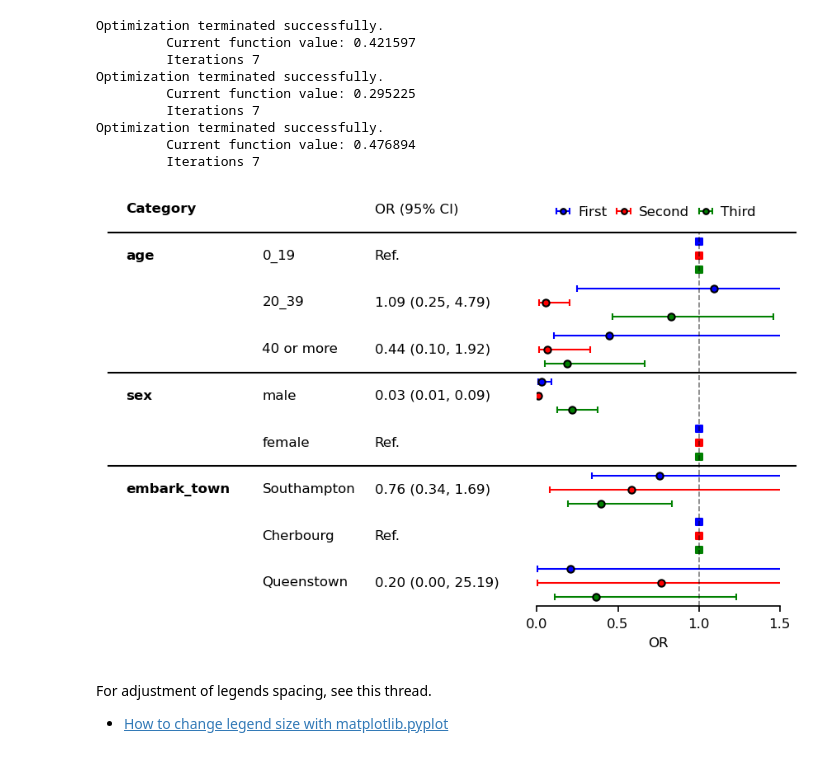
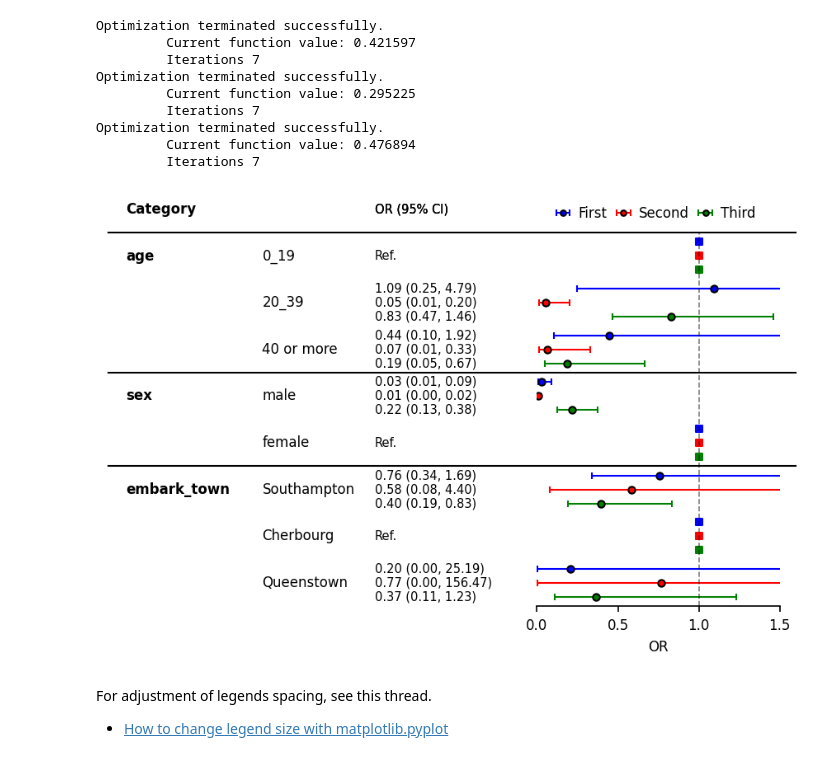
Before and after one commit to toshiakiasakura/myforestplot, a Jupyter notebook: docs/notebooks/2_gallery.ipynb, the cells around one changed output. Saved outputs shown, nothing was run; the diff lists cells and outputs as text; code cells hidden in the pictures.

```diff
--- a/docs/notebooks/2_gallery.ipynb
+++ b/docs/notebooks/2_gallery.ipynb
@@ -170,32 +196,24 @@ item_order = {"embark_town": ['Southampton', 'Cherbourg', 'Queenstown'],
               "age": ["0_19", "20_39", "40 or more"]
               }
 
-df_res1 = mfp.statsmodels_pretty_result_dataframe(data1, res1,
+df1 = mfp.statsmodels_pretty_result_dataframe(data1, res1,
                                              order=order,
                                              cont_cols=cont_cols,
                                              item_order=item_order,
                                              fml=".3f",
                                              )
-df_res2 = mfp.statsmodels_pretty_result_dataframe(data2, res2,
+df2 = mfp.statsmodels_pretty_result_dataframe(data2, res2,
                                              order=order,
                                              cont_cols=cont_cols,
                                              item_order=item_order,
                                              fml=".3f",
                                              )
-df_res3 = mfp.statsmodels_pretty_result_dataframe(data3, res3,
+df3 = mfp.statsmodels_pretty_result_dataframe(data3, res3,
                                              order=order,
                                              cont_cols=cont_cols,
                                              item_order=item_order,
                                              fml=".3f",
                                              )
-def add_err(df):
-    df["xerr_lower"] = df["risk"] - df[0]
-    df["xerr_upper"] = df[1] - df["risk"]
-    return df
-
-df1 = add_err(df_res1)
-df2 = add_err(df_res2)
-df3 = add_err(df_res3)
 # %% [output]
 Optimization terminated successfully.
          Current function value: 0.421597
@@ -240,35 +258,45 @@ fp.errorbar(errorbar_kwds=errorbar_kwds,
             ref_kwds=ref_kwds,
             df=df3,
             y_adj=-0.3,
             errorbar_color="green",
             ref_color="green",
             label="Third",
             )
 plt.legend(bbox_to_anchor=(-0.0,1.105),
            loc="upper left",
            ncol=3,
            markerscale=0.8,
            frameon=False,
            handletextpad=.1,
            columnspacing=.2)
 
 fp.ax2.set_xlim([0.0, 1.5])
 fp.ax2.set_xticks([0, 0.5, 1, 1.5])
 fp.ax2.set_xlabel("OR")
 fp.ax2.axvline(x=1, ymin=0, ymax=1.0,
                color="black", alpha=0.5, ls="--", lw=0.8)
 
 fp.ax1.set_xlim([0.3, 1])
 fp.embed_strings("category", 0.33, header="Category",
                  duplicate_hide=True,
                  text_kwds=dict(fontweight="bold"),
                  header_kwds=dict(fontweight="bold")
                  )
 fp.embed_strings("item", 0.56, header="", replace={"age":""})
-fp.embed_strings("risk_pretty", 0.75, header="OR (95% CI)")
+fontsize = 7
+x = 0.75
+fp.embed_strings("risk_pretty", x, header="OR (95% CI)",
+                 fontsize=fontsize,
+                 df=df1, y_adj=0.3, replace={"Ref.":""})
+fp.embed_strings("risk_pretty", x, header="OR (95% CI)",
+                 fontsize=fontsize,
+                 df=df2, y_adj=0.0, replace={})
+fp.embed_strings("risk_pretty", x, header="OR (95% CI)",
+                 fontsize=fontsize,
+                 df=df3, y_adj=-0.3, replace={"Ref.":""})
 fp.horizontal_variable_separators()
 # %% [output]
-[figure, old version]
+[figure, new version]
 # %% [markdown]
 For adjustment of legends spacing, see this thread.
 - [How to change legend size with matplotlib.pyplot](https://stackoverflow.com/questions/7125009/how-to-change-legend-size-with-matplotlib-pyplot)
```
Also changed, not shown: parts of 7 cells of this notebook, 40 other files.
